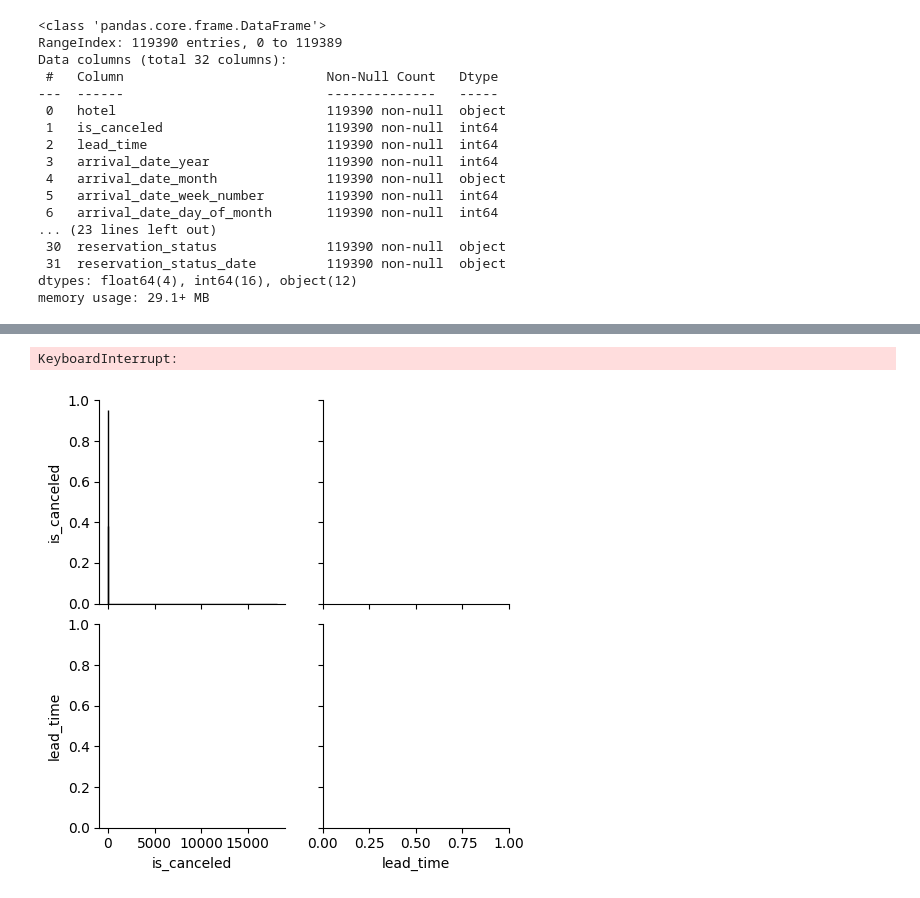
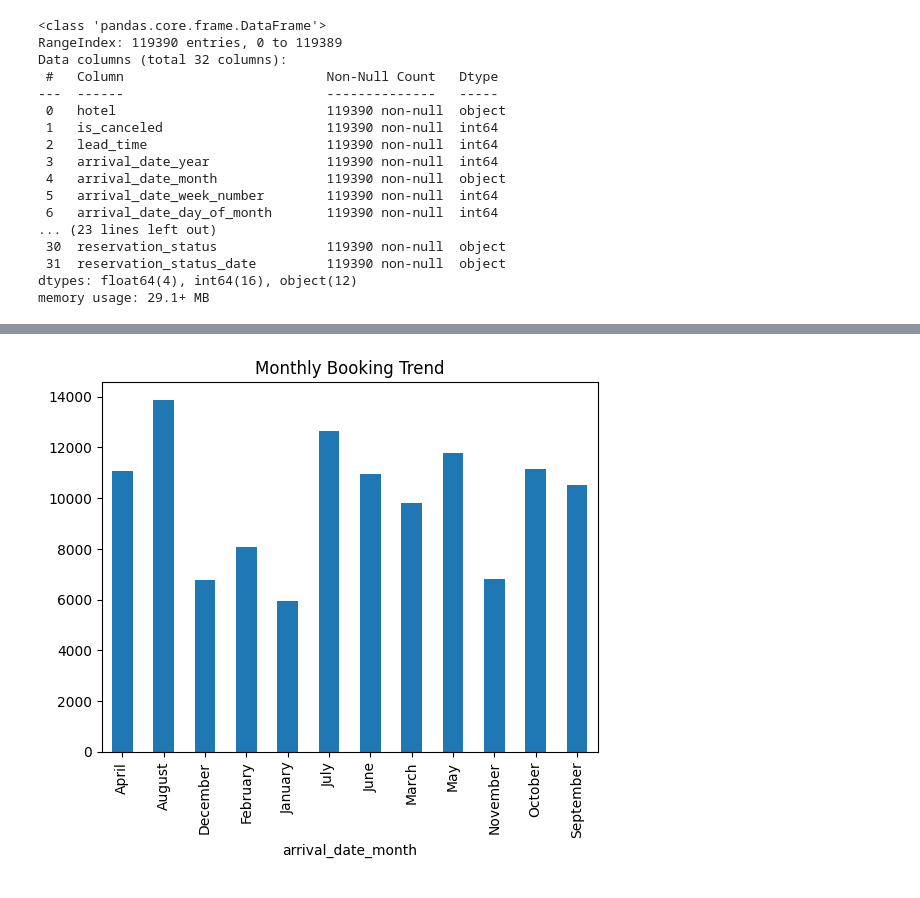
Before and after one commit to eman-asif/Data-Analysis-Project, a Jupyter notebook: HOTEL_BOOKING.ipynb, the cells around one changed output, grey strips where cells are left out. Saved outputs shown, nothing was run; the diff lists cells and outputs as text; code cells hidden in the pictures.

```diff
--- a/HOTEL_BOOKING.ipynb
+++ b/HOTEL_BOOKING.ipynb
@@ -68,6 +137,10 @@ summarize_form
+# %%
+if 'arrival_date_month' in data.columns:
+    trend = data.groupby('arrival_date_month').size()
+    trend.plot(kind='bar', title='Monthly Booking Trend')
+    plt.show()
+# %% [output]
+[figure, added]
 # %%
-sn.pairplot(summarize_form)
-plt.show()
+# sns.pairplot(data, diag_kind='kde')
+# plt.show()
-# %% [output]
-KeyboardInterrupt:
-[figure, removed]
```
Also changed, not shown: parts of 10 cells of this notebook, 2 other files.
